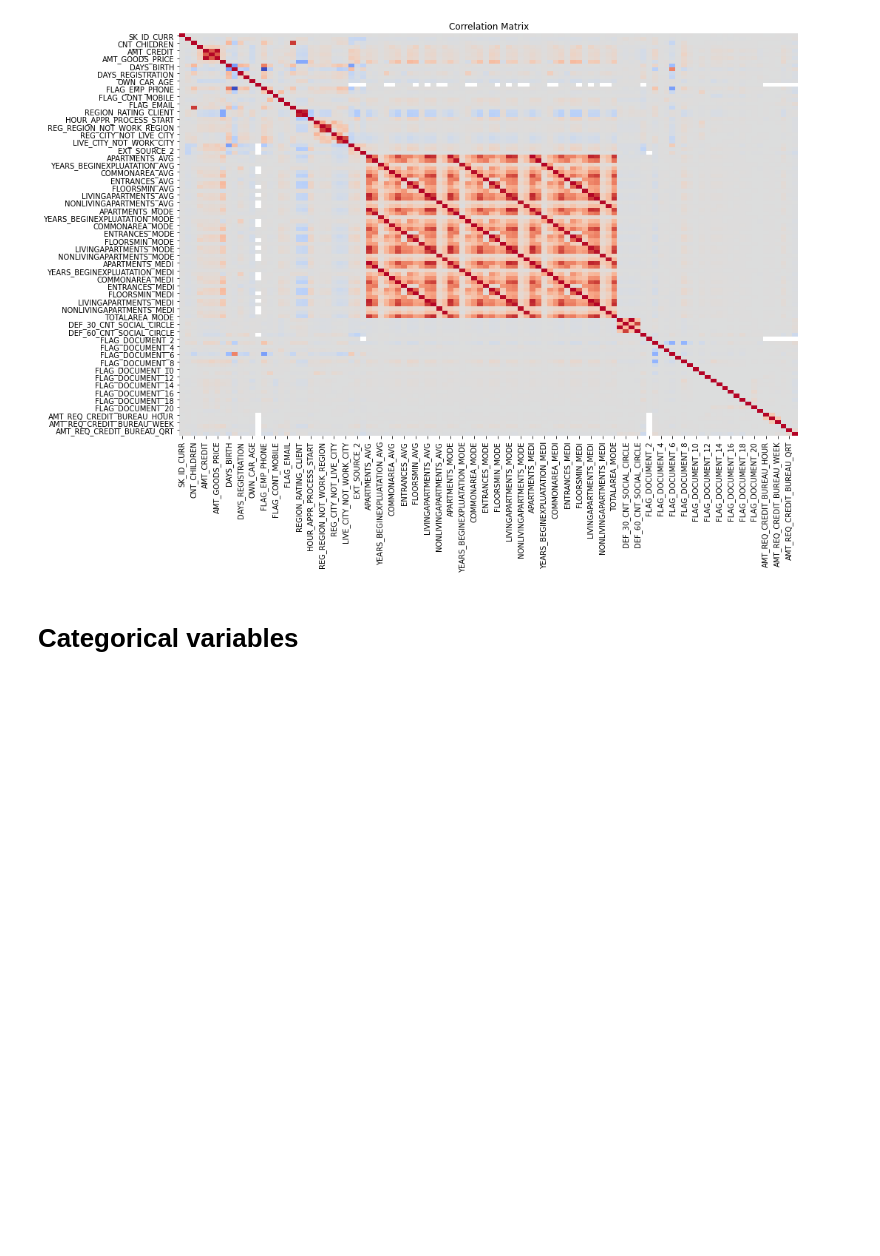
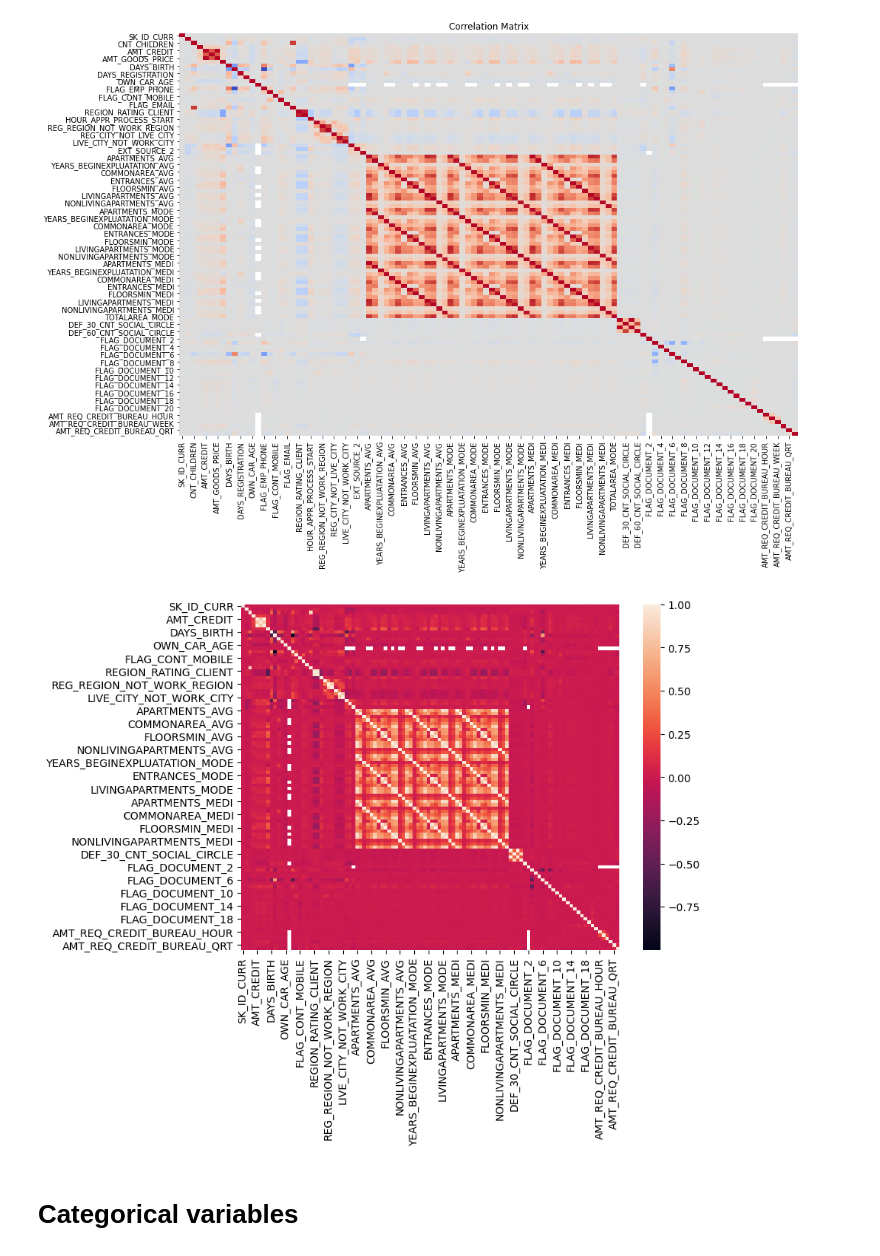
Before and after one commit to kelhoussaini/Home-Credit-Prediction, a Jupyter notebook: notebooks/Correlations.ipynb, the cells around one changed output. Saved outputs shown, nothing was run; the diff lists cells and outputs as text; code cells hidden in the pictures; blank space fills up the shorter version.

```diff
--- a/notebooks/Correlations.ipynb
+++ b/notebooks/Correlations.ipynb
@@ -40,6 +40,15 @@ plt.show() ;
 # a candidate for feature reduction using Principal Component Analysis.
 # %% [output]
 [figure]
+# %%
+# correlation numeric data
+fig, ax = plt.subplots(figsize=(8,6))
+cor_matrix = pd.concat([df[num_cols]], axis = 1).corr()
+sns.heatmap(cor_matrix)
+
+plt.show()
+# %% [output]
+[figure, added]
 # %% [markdown]
 # Categorical variables
 # %% [markdown]
```
Also changed, not shown: 1 other file.
